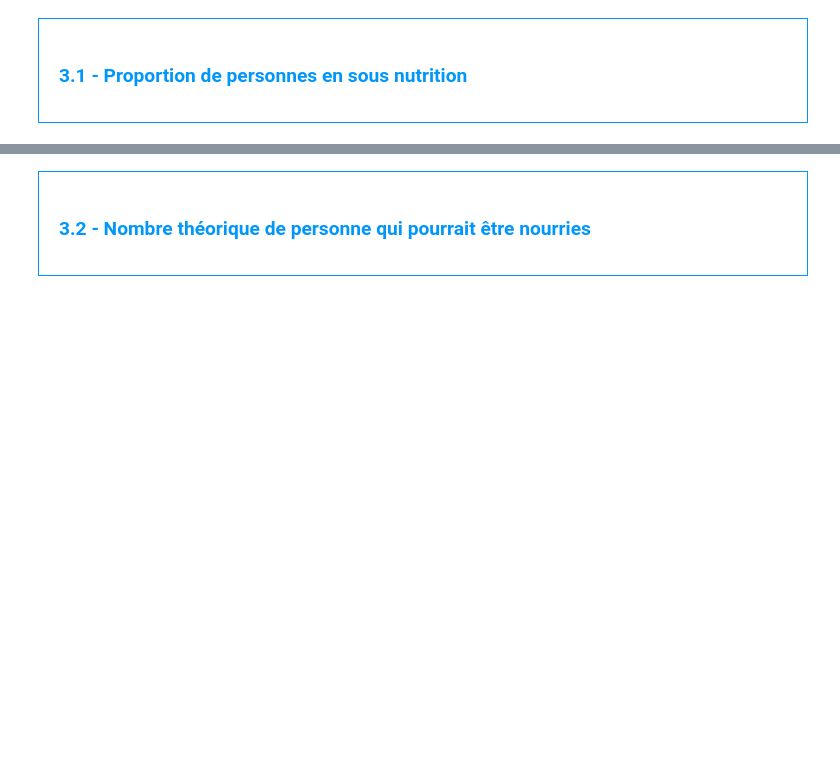
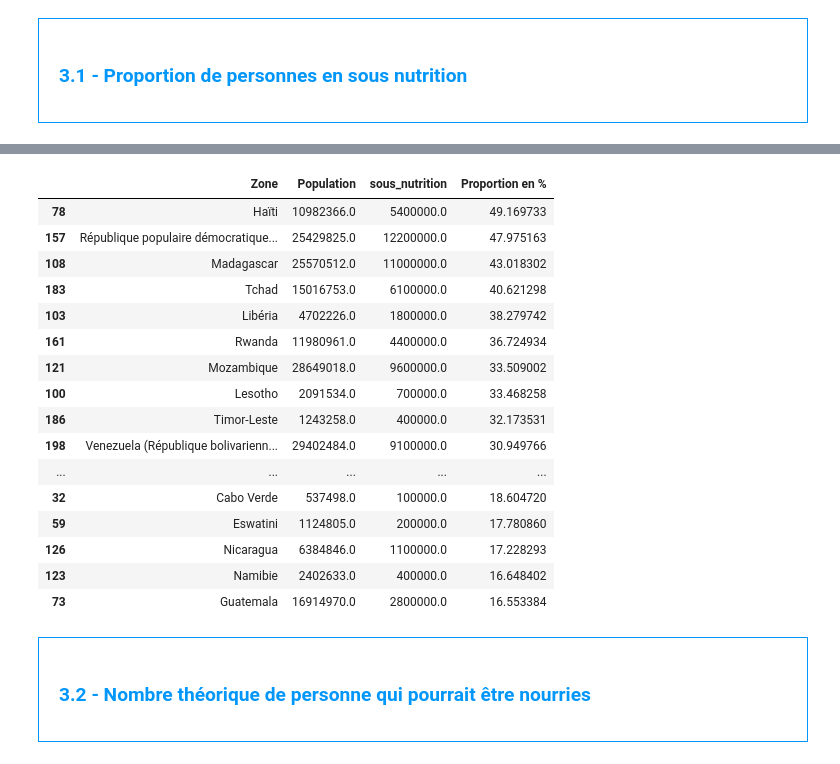
Before and after one commit to ziedbelhocine/Cours-OC, a Jupyter notebook: Data_Analyst/Projet_4/Template+Julien+V2.ipynb, the cells around one changed output, grey strips where cells are left out. Cells and saved outputs as stored; diff of their text form; code cells hidden in the pictures; blank space fills up the shorter version.

```diff
--- a/Data_Analyst/Projet_4/Template+Julien+V2.ipynb
+++ b/Data_Analyst/Projet_4/Template+Julien+V2.ipynb
@@ -207,2 +270,5 @@ sous_nutrition['Valeur'] = pd.to_numeric(sous_nutrition['Valeur'])
+# %%
+#Multiplication de la colonne sous_nutrition par 1000000
+sous_nutrition['sous_nutrition'] *= 1000000
 # %%
 #Afficher les 5 premières lignes de la table
@@ -212,3 +286,9 @@ sous_nutrition['Valeur'] = pd.to_numeric(sous_nutrition['Valeur'])
 </div>
 # %%
 # Il faut tout d'abord faire une jointure entre la table population et la table sous nutrition, en ciblant l'année 2017
+# création d'un dataset population pour 2017
+population_2017 = population.loc[population['Année'] == 2017]
+# création d'un dataset sous_nutrition pour 2017
+sous_nutrition_2017 = sous_nutrition.loc[sous_nutrition['Année'] == "2017-2019"]
+# jointure entre les deux datasets crées
+proportion_sous_nutrition_2017 = pd.merge(population_2017, sous_nutrition_2017, on='Zone').fillna(0)
@@ -215,2 +311,6 @@ sous_nutrition['Valeur'] = pd.to_numeric(sous_nutrition['Valeur'])
+# %%
+#suppression des colonnes inutiles (années)
+liste_a_supprimer = ['Année_x', 'Année_y']
+proportion_sous_nutrition_2017 = proportion_sous_nutrition_2017.drop(columns=liste_a_supprimer)
 # %%
 #Affichage du dataset
@@ -217,5 +332,27 @@ sous_nutrition['Valeur'] = pd.to_numeric(sous_nutrition['Valeur'])
 # %%
 #Calcul et affichage du nombre de personnes en état de sous nutrition
+proportion_sous_nutrition_2017['Proportion en %'] = proportion_sous_nutrition_2017['sous_nutrition']*100 / proportion_sous_nutrition_2017['Population']
+proportion_sous_nutrition_2017.sort_values('Proportion en %', ascending=False,  inplace=True)
+# %%
+proportion_sous_nutrition_2017.head(30)
+# %% [output]
+|  | Zone | Population | sous_nutrition | Proportion en % |
+| 78 | Haïti | 10982366.0 | 5400000.0 | 49.169733 |
+| 157 | République populaire démocratique... | 25429825.0 | 12200000.0 | 47.975163 |
+| 108 | Madagascar | 25570512.0 | 11000000.0 | 43.018302 |
+| 183 | Tchad | 15016753.0 | 6100000.0 | 40.621298 |
+| 103 | Libéria | 4702226.0 | 1800000.0 | 38.279742 |
+| 161 | Rwanda | 11980961.0 | 4400000.0 | 36.724934 |
+| 121 | Mozambique | 28649018.0 | 9600000.0 | 33.509002 |
+| 100 | Lesotho | 2091534.0 | 700000.0 | 33.468258 |
+| 186 | Timor-Leste | 1243258.0 | 400000.0 | 32.173531 |
+| 198 | Venezuela (République bolivarienn... | 29402484.0 | 9100000.0 | 30.949766 |
+| ... | ... | ... | ... | ... |
+| 32 | Cabo Verde | 537498.0 | 100000.0 | 18.604720 |
+| 59 | Eswatini | 1124805.0 | 200000.0 | 17.780860 |
+| 126 | Nicaragua | 6384846.0 | 1100000.0 | 17.228293 |
+| 123 | Namibie | 2402633.0 | 400000.0 | 16.648402 |
+| 73 | Guatemala | 16914970.0 | 2800000.0 | 16.553384 |
 # %% [markdown]
 <div style="border: 1px solid RGB(0,150,250);" >
 <h3 style="margin: auto; padding: 20px; color: RGB(0,150,250); ">3.2 - Nombre théorique de personne qui pourrait être nourries</h3>
```
Also changed, not shown: parts of 22 cells of this notebook, 1 other file.
